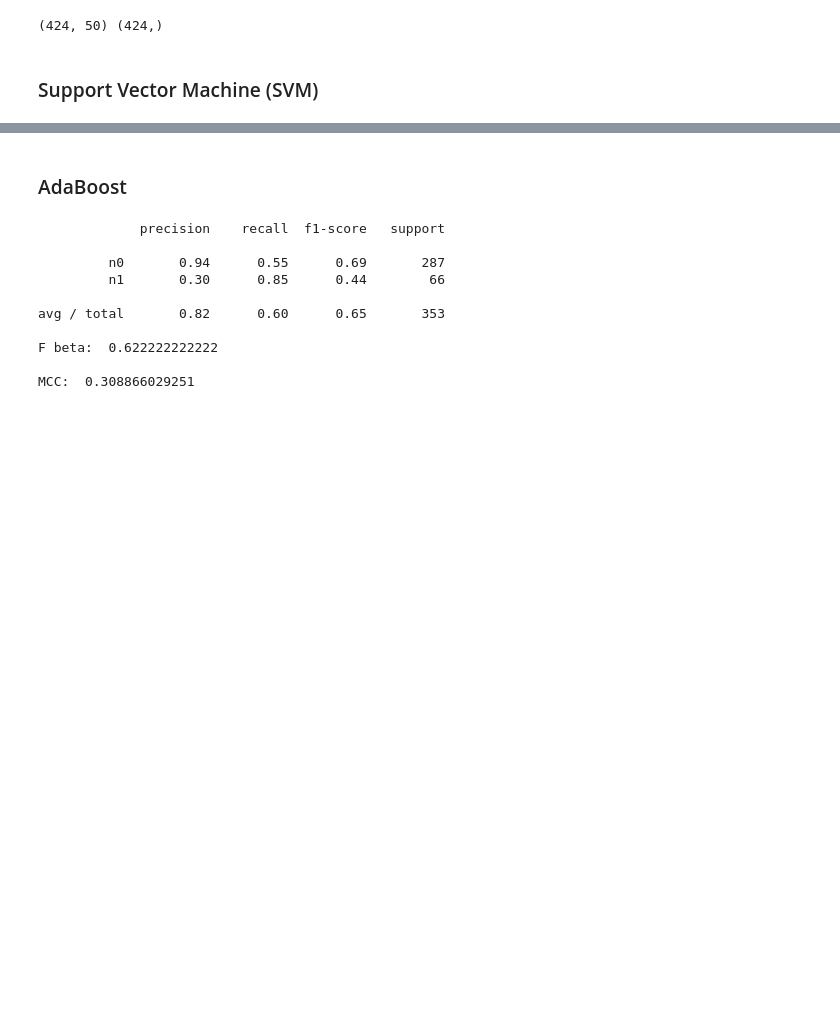
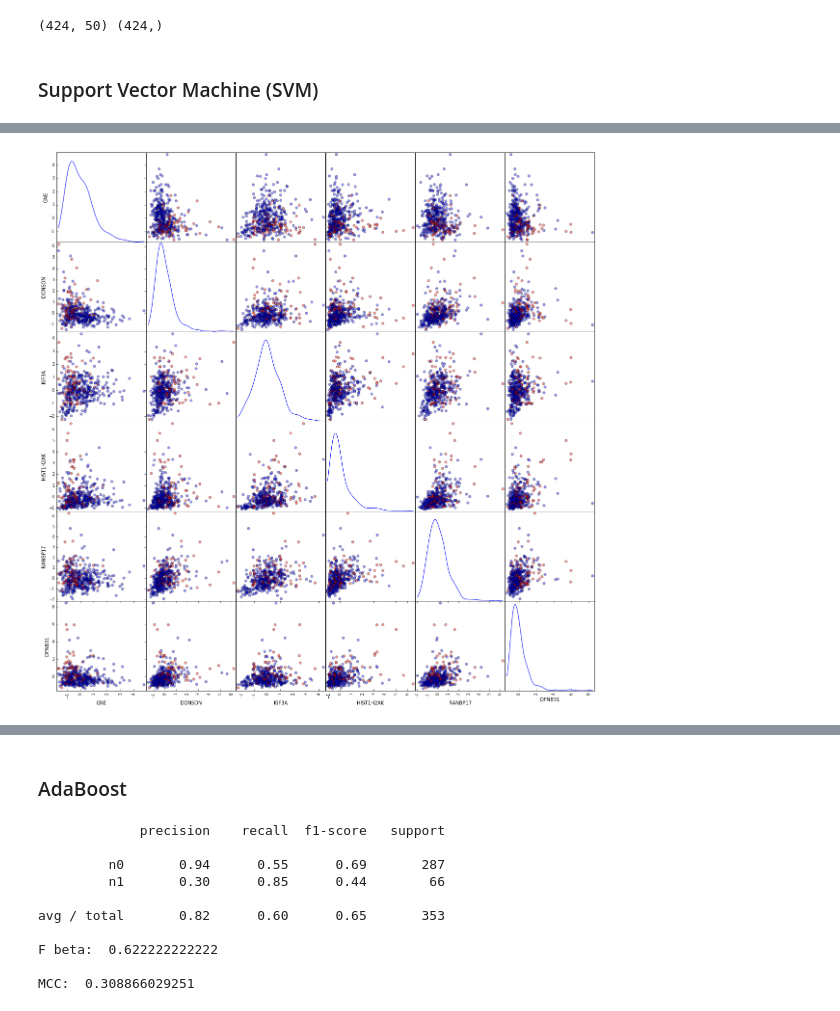
Before and after one commit to CCThompson82/Prostate_metastasis, a Jupyter notebook: PCa_Metastasis.ipynb, the cells around one changed output, grey strips where cells are left out. Drawn from its saved outputs; the diff is of its cells as text; code cells hidden in the pictures; blank space fills up the shorter version.

```diff
--- a/PCa_Metastasis.ipynb
+++ b/PCa_Metastasis.ipynb
@@ -324,0 +399,9 @@ MCC:  0.573514740277
+# %%
+sm = pd.scatter_matrix(X_scaled.loc[:,DF.loc[5,'Features']],
+                       alpha=0.4,
+                       figsize= (20,20),
+                       diagonal = 'kde',
+                       c = col_label,
+                       s = 100)
+# %% [output]
+[figure, added]
```
Also changed, not shown: parts of 30 cells of this notebook, 4 other files.
